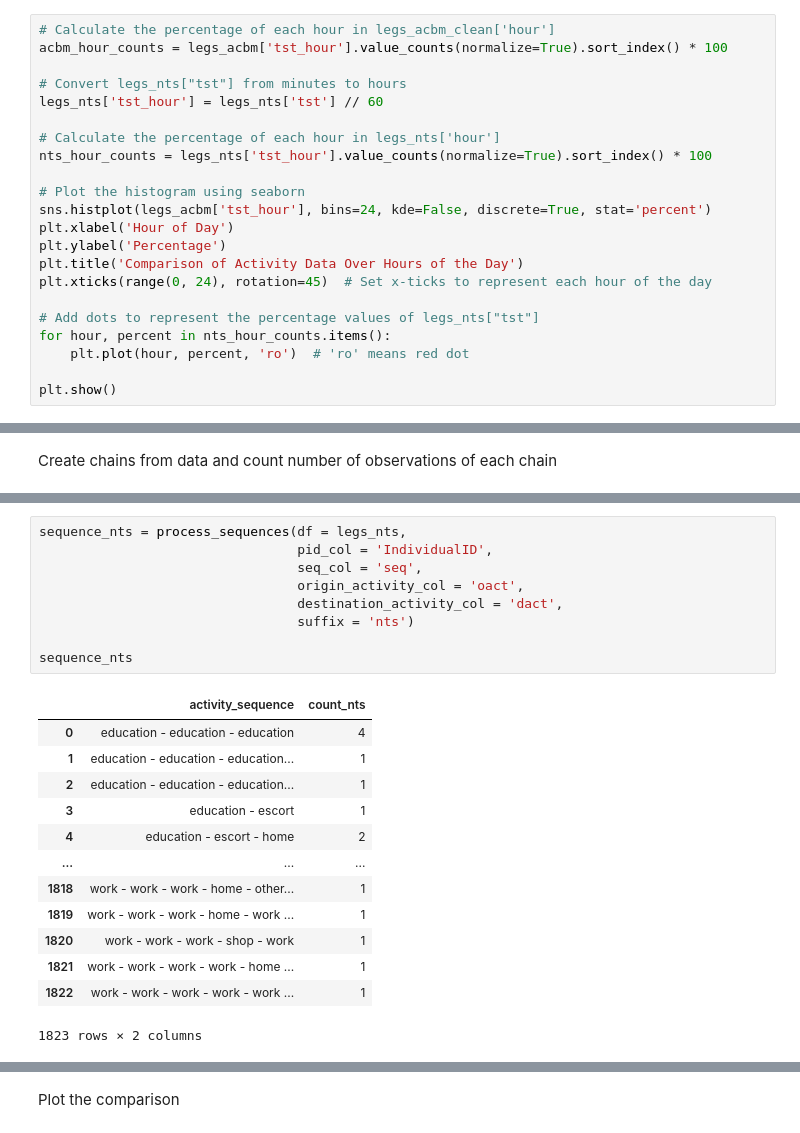
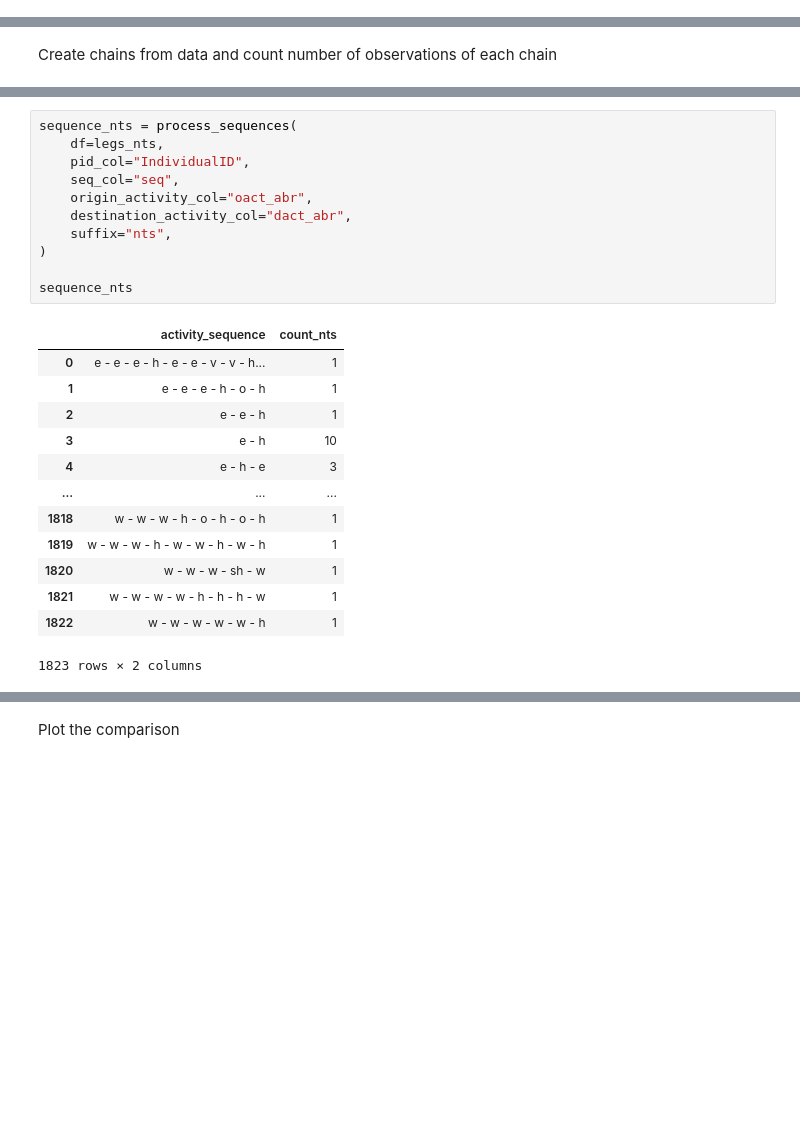
Before and after one commit to Urban-Analytics-Technology-Platform/acbm, a Jupyter notebook: notebooks/5_validate_outputs.ipynb, the cells around one changed output, grey strips where cells are left out. Cells and saved outputs as stored; diff of their text form; blank space fills up the shorter version.

```diff
--- a/notebooks/5_validate_outputs.ipynb
+++ b/notebooks/5_validate_outputs.ipynb
@@ -204,25 +213,3 @@ plt.show()
 [figure]
 # %% [markdown]
 ## Matching: Time of Day
-# %%
-# Calculate the percentage of each hour in legs_acbm_clean['hour']
-acbm_hour_counts = legs_acbm['tst_hour'].value_counts(normalize=True).sort_index() * 100
-
-# Convert legs_nts["tst"] from minutes to hours
-legs_nts['tst_hour'] = legs_nts['tst'] // 60
-
-# Calculate the percentage of each hour in legs_nts['hour']
-nts_hour_counts = legs_nts['tst_hour'].value_counts(normalize=True).sort_index() * 100
-
-# Plot the histogram using seaborn
-sns.histplot(legs_acbm['tst_hour'], bins=24, kde=False, discrete=True, stat='percent')
-plt.xlabel('Hour of Day')
-plt.ylabel('Percentage')
-plt.title('Comparison of Activity Data Over Hours of the Day')
-plt.xticks(range(0, 24), rotation=45)  # Set x-ticks to represent each hour of the day
-
-# Add dots to represent the percentage values of legs_nts["tst"]
-for hour, percent in nts_hour_counts.items():
-    plt.plot(hour, percent, 'ro')  # 'ro' means red dot
-
-plt.show()
@@ -402,24 +245,26 @@ def process_sequences(df: DataFrame,
 # %%
-sequence_nts = process_sequences(df = legs_nts,
-                                 pid_col = 'IndividualID',
-                                 seq_col = 'seq',
-                                 origin_activity_col = 'oact',
-                                 destination_activity_col = 'dact',
-                                 suffix = 'nts')
+sequence_nts = process_sequences(
+    df=legs_nts,
+    pid_col="IndividualID",
+    seq_col="seq",
+    origin_activity_col="oact_abr",
+    destination_activity_col="dact_abr",
+    suffix="nts",
+)
 
 sequence_nts
 # %% [output]
 |  | activity_sequence | count_nts |
-| 0 | education - education - education | 4 |
-| 1 | education - education - education... | 1 |
-| 2 | education - education - education... | 1 |
-| 3 | education - escort | 1 |
-| 4 | education - escort - home | 2 |
+| 0 | e - e - e - h - e - e - v - v - h... | 1 |
+| 1 | e - e - e - h - o - h | 1 |
+| 2 | e - e - h | 1 |
+| 3 | e - h | 10 |
+| 4 | e - h - e | 3 |
 | ... | ... | ... |
-| 1818 | work - work - work - home - other... | 1 |
-| 1819 | work - work - work - home - work ... | 1 |
-| 1820 | work - work - work - shop - work | 1 |
-| 1821 | work - work - work - work - home ... | 1 |
-| 1822 | work - work - work - work - work ... | 1 |
+| 1818 | w - w - w - h - o - h - o - h | 1 |
+| 1819 | w - w - w - h - w - w - h - w - h | 1 |
+| 1820 | w - w - w - sh - w | 1 |
+| 1821 | w - w - w - w - h - h - h - w | 1 |
+| 1822 | w - w - w - w - w - h | 1 |
 1823 rows × 2 columns
 # %%
```
Also changed, not shown: parts of 35 cells of this notebook.
